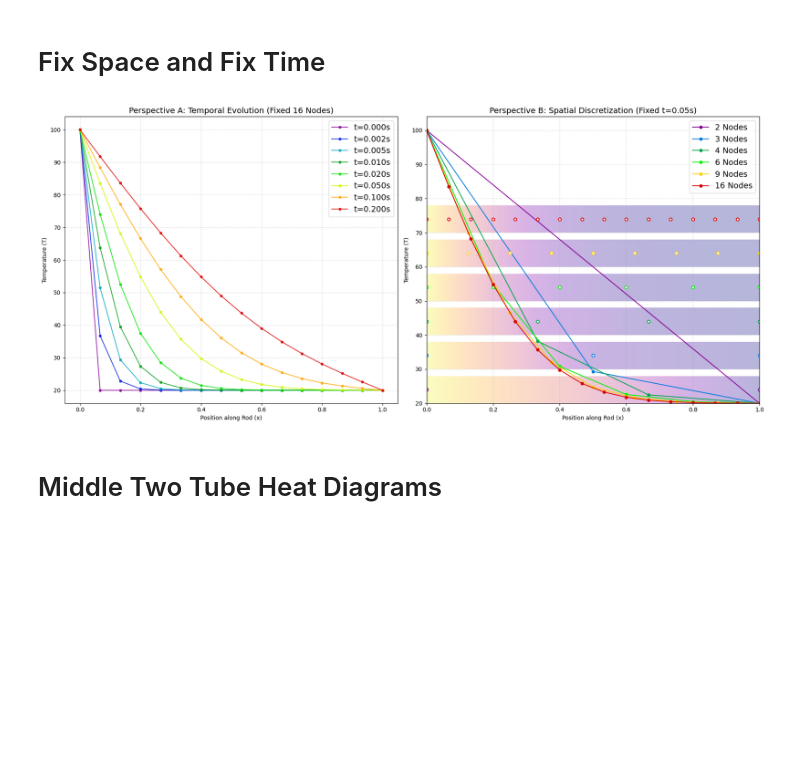
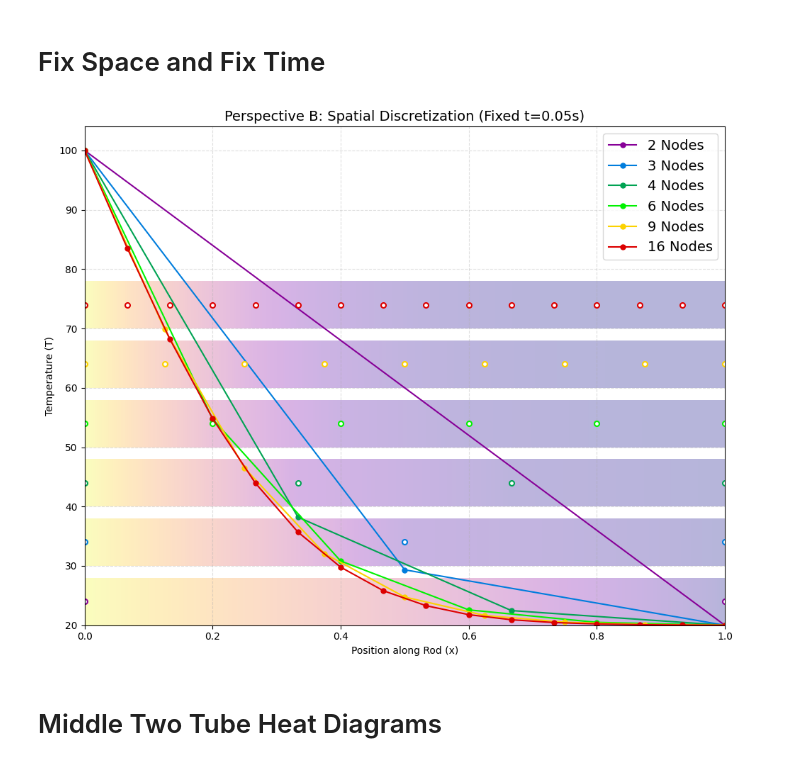
Before and after one commit to JackL1999/Math-675-Grad-Diff-EQ, a Jupyter notebook: Project Notes/Project Code (My Notes).ipynb, the cells around one changed output. Cells and saved outputs as stored; diff of their text form; code cells hidden in the pictures; blank space fills up the shorter version.

Commit message:
Nearly Done, more graphs and nonsense

```diff
--- a/Project Notes/Project Code (My Notes).ipynb
+++ b/Project Notes/Project Code (My Notes).ipynb
@@ -187,12 +187,13 @@ plt.show()
 # %% [markdown]
 # Fix Space and Fix Time
 # %%
+
 import numpy as np
 import matplotlib.pyplot as plt
 
 # 1. Physical Parameters (Unified for both perspectives)
 L, k, rho, cp = 1.0, 1.0, 1.0, 1.5
-alpha = k / (rho * cp)
+c
 T0_left, T0_right = 100.0, 20.0
 dt = 0.001
 target_time = 0.05  # The "Snapshot" time for the right graph
@@ -231,7 +232,7 @@ def solve_transient(num_elements, total_time, dt_val):
     return x, history
 
 # --- EXECUTION ---
-fig, (ax1, ax2) = plt.subplots(1, 2, figsize=(18, 8))
+fig1, ax1 = plt.subplots(figsize=(10, 8))
 
 # LEFT: Perspective A - Temporal Evolution (Fixed Mesh: 15 elements)
 x_fixed, wave_history = solve_transient(15, 0.2, dt)
@@ -249,41 +250,45 @@ ax1.set_ylabel("Temperature (T)")
 ax1.legend(fontsize=14, ncol=1)
 ax1.grid(True, ls='--', alpha=0.4)
 
+plt.tight_layout()
+plt.savefig("Perspective_A_Temporal.png", bbox_inches='tight')
+plt.close(fig1)
+
 # RIGHT: Perspective B - Spatial Discretization (Fixed Time: 0.05s)
+fig2, ax2 = plt.subplots(figsize=(10, 8))
 element_counts = [1, 2, 3, 5, 8, 15]
 colors_res = plt.cm.nipy_spectral(np.linspace(0.1, 0.9, len(element_counts)))
 
 for i, n_elem in enumerate(element_counts):
     x_var, hist_var = solve_transient(n_elem, target_time, dt)
     _, T_final = hist_var[-1]
 
     # Plot curves
     ax2.plot(x_var, T_final, 'o-', color=colors_res[i],
              label=f"{n_elem+1} Nodes", markersize=5)
 
     # Rod Visuals (Rainbow Bars) in background
     y_pos = i
     x_fine = np.linspace(0, L, 300)
     T_fine = np.interp(x_fine, x_var, T_final)
     ax2.imshow(T_fine[np.newaxis, :], aspect='auto', cmap='plasma',
                extent=[0, L, y_pos*10 + 20, y_pos*10 + 28], vmin=20, vmax=100, alpha=0.3)
 
     # Add empty nodes (white center) for maximum contrast
     ax2.plot(x_var, np.full_like(x_var, y_pos*10 + 24), marker='o',
              markerfacecolor='white', markeredgecolor=colors_res[i],
              markeredgewidth=1.5, markersize=5, linestyle='None')
 
 ax2.set_title(f"Perspective B: Spatial Discretization (Fixed t={target_time}s)", fontsize=14)
 ax2.set_xlabel("Position along Rod (x)")
 ax2.set_ylabel("Temperature (T)")
 ax2.legend(fontsize=14)
 ax2.grid(True, ls='--', alpha=0.4)
 
 plt.tight_layout()
-plt.savefig("Project_Image_2", bbox_inches='tight')
-plt.show()
+plt.savefig("Perspective_B_Spatial.png", bbox_inches='tight')
 # %% [output]
-[figure, old version]
+[figure, new version]
 # %% [markdown]
 # Middle Two Tube Heat Diagrams
 # %%
```
Also changed, not shown: parts of 4 cells of this notebook, 25 other files.
